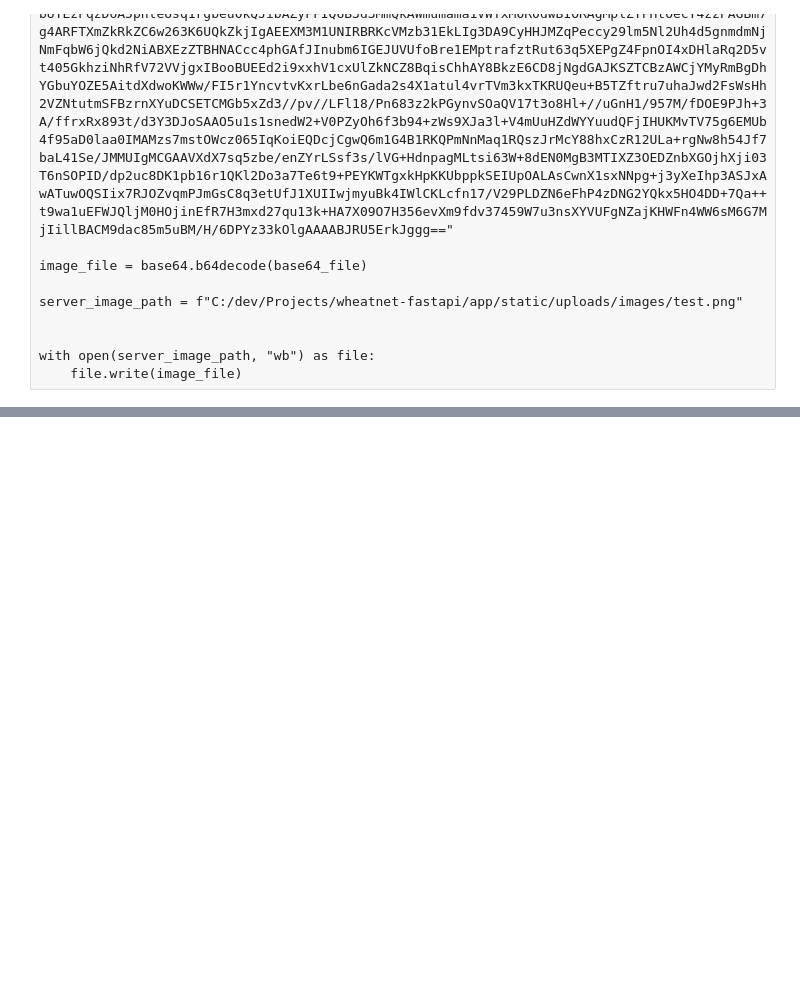
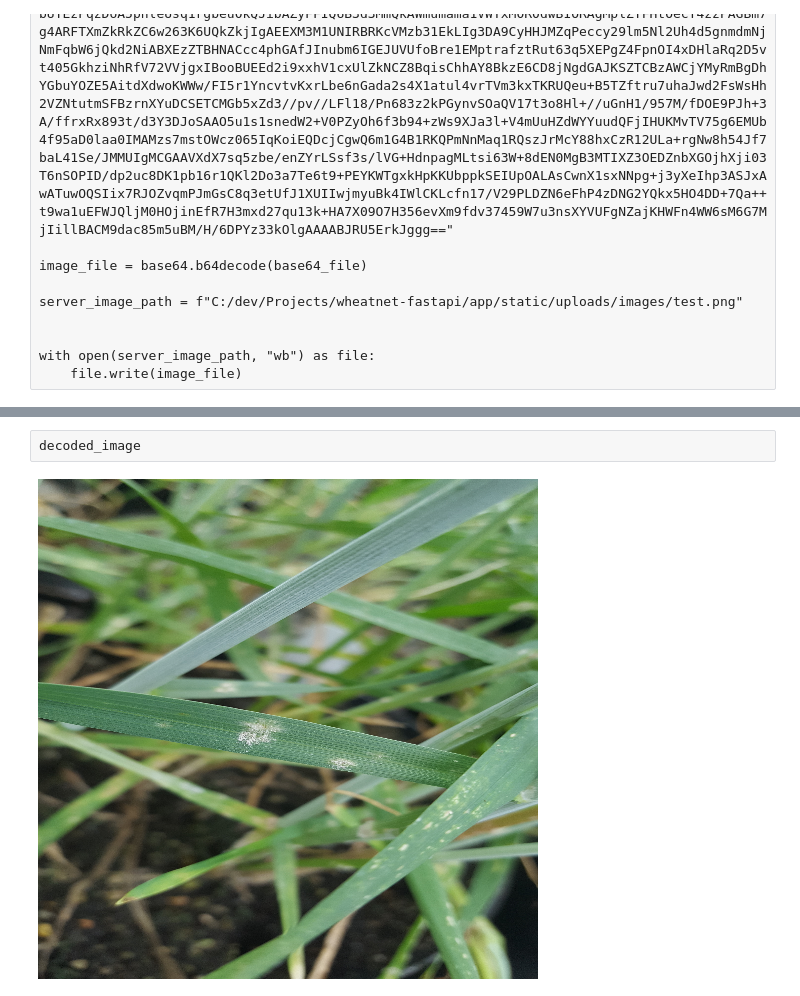
Before and after one commit to Naod-Demissie/WheatWise-FastAPI, a Jupyter notebook: test.ipynb, the cells around one changed output, grey strips where cells are left out. Drawn from its saved outputs; the diff is of its cells as text; blank space fills up the shorter version.

```diff
--- a/test.ipynb
+++ b/test.ipynb
@@ -11,0 +33,4 @@ with open(server_image_path, "wb") as file:
+# %%
+decoded_image
+# %% [output]
+[figure, added]
```
Also changed, not shown: parts of 2 cells of this notebook, 9 other files.
